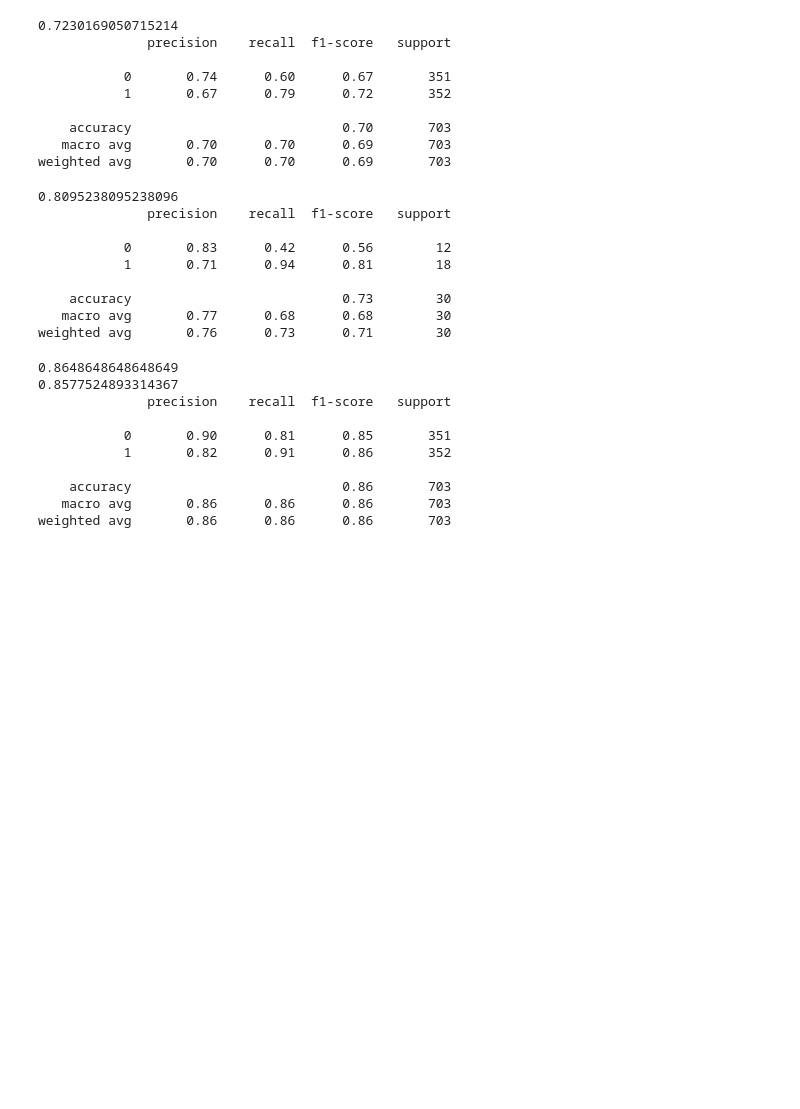
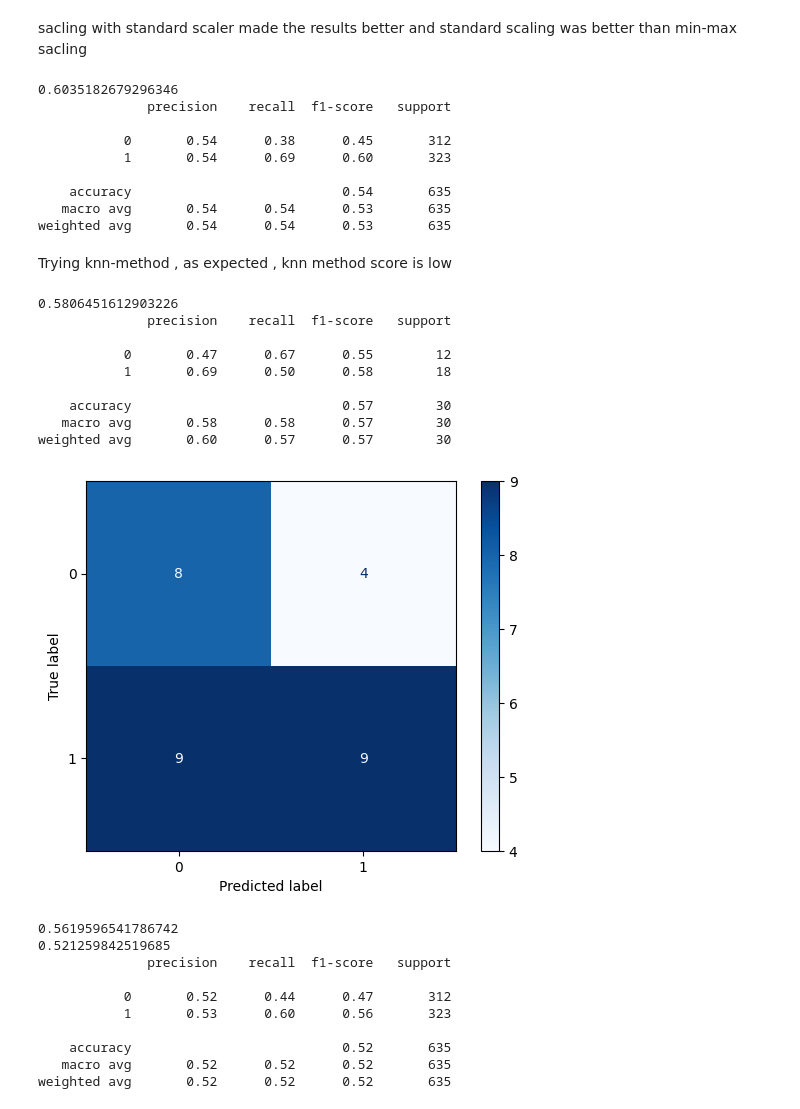
Before and after one commit to kasrakakaee/queraproject2, a Jupyter notebook: KnnClassification.ipynb, the cells around one changed output. Saved outputs shown, nothing was run; the diff lists cells and outputs as text; code cells hidden in the pictures; blank space fills up the shorter version.

```diff
--- a/KnnClassification.ipynb
+++ b/KnnClassification.ipynb
@@ -13,7 +15,8 @@ def Makey(x):
 # %%
-X = pd.read_csv("./train.csv")
-y = Makey(X)
-X = X.drop(columns=['Date' , 'Unnamed: 0' , 'Increase' , 'Change' , 'Percentage Change' , 'Target'])
-X = X.fillna(1)
+X = pd.read_csv("./random_forest_train.csv")
+y = X['Target']
+drops = ['Date' , 'Target'  ]
+X = X.drop(columns=drops)
 print(X.columns)
+X.head()
 # %% [output]
@@ -30,61 +42,66 @@ Index(['XMR-USD Open', 'XMR-USD High', 'XMR-USD Low', 'XMR-USD Close',
 # %%
-X_train, X_test, y_train, y_test = train_test_split(X, y, test_size=0.33, random_state=42)
+X_train, X_test, y_train, y_test = train_test_split(X, y, test_size=0.3, random_state=42)
 sc = StandardScaler()
 sc.fit(X_train)
 X_train =sc.transform(X_train)
 X_test = sc.transform(X_test)
+# %% [markdown]
+sacling with standard scaler made the results better and standard scaling was better than min-max sacling
 # %%
-#model = KNeighborsClassifier(n_neighbors=67) f1_score 76
-model = KNeighborsClassifier(p=2)
+model = KNeighborsClassifier(n_neighbors=60) #f1_score 76
+#model = KNeighborsClassifier(p )
 model.fit(X_train, y_train)
 y_pred = model.predict(X_test)
 print(f1_score(y_test, y_pred))
 print(classification_report(y_test, y_pred))
 # %% [output]
-0.7230169050715214
+0.6035182679296346
               precision    recall  f1-score   support
 
-           0       0.74      0.60      0.67       351
-           1       0.67      0.79      0.72       352
+           0       0.54      0.38      0.45       312
+           1       0.54      0.69      0.60       323
 
-    accuracy                           0.70       703
-   macro avg       0.70      0.70      0.69       703
-weighted avg       0.70      0.70      0.69       703
+    accuracy                           0.54       635
+   macro avg       0.54      0.54      0.53       635
+weighted avg       0.54      0.54      0.53       635
+# %% [markdown]
+Trying knn-method , as expected , knn method score is low
 # %%
-X_Main_test = pd.read_csv('./test.csv')
-y_Main_test = X_Main_test['Increase']
-X_Main_test = X_Main_test.fillna(1)
-X_Main_test = X_Main_test.drop(columns=['Date' , 'Unnamed: 0' , 'Increase' , 'Change' , 'Percentage Change' , 'Target'])
+X_Main_test = pd.read_csv('./random_forest_test.csv')
+y_Main_test = X_Main_test['Target']
+X_Main_test = X_Main_test.drop(columns=drops)
 X_Main_test = sc.transform(X_Main_test)
 y_Main_pred = model.predict(X_Main_test)
 print(f1_score(y_Main_test, y_Main_pred))
 print(classification_report(y_Main_test, y_Main_pred))
+ConfusionMatrixDisplay.from_estimator(model, X_Main_test, y_Main_test, cmap='Blues');
 # %% [output]
-0.8095238095238096
+0.5806451612903226
               precision    recall  f1-score   support
 
-           0       0.83      0.42      0.56        12
-           1       0.71      0.94      0.81        18
+           0       0.47      0.67      0.55        12
+           1       0.69      0.50      0.58        18
 
-    accuracy                           0.73        30
-   macro avg       0.77      0.68      0.68        30
-weighted avg       0.76      0.73      0.71        30
+    accuracy                           0.57        30
+   macro avg       0.58      0.58      0.57        30
+weighted avg       0.60      0.57      0.57        30
+[figure, added]
 # %%
 from sklearn.linear_model import SGDClassifier
-model = SGDClassifier(loss="log_loss", max_iter=2000 , random_state=41)
+model = SGDClassifier(loss="log_loss" , random_state=41)
 model.fit(X_train, y_train)
 y_pred = model.predict(X_test)
 print(f1_score(y_test, y_pred))
 print(accuracy_score(y_test , y_pred))
 print(classification_report(y_test, y_pred))
 # %% [output]
-0.8648648648648649
-0.8577524893314367
+0.5619596541786742
+0.521259842519685
               precision    recall  f1-score   support
 
-           0       0.90      0.81      0.85       351
-           1       0.82      0.91      0.86       352
+           0       0.52      0.44      0.47       312
+           1       0.53      0.60      0.56       323
 
-    accuracy                           0.86       703
-   macro avg       0.86      0.86      0.86       703
-weighted avg       0.86      0.86      0.86       703
+    accuracy                           0.52       635
+   macro avg       0.52      0.52      0.52       635
+weighted avg       0.52      0.52      0.52       635
```
Also changed, not shown: parts of 5 cells of this notebook.
